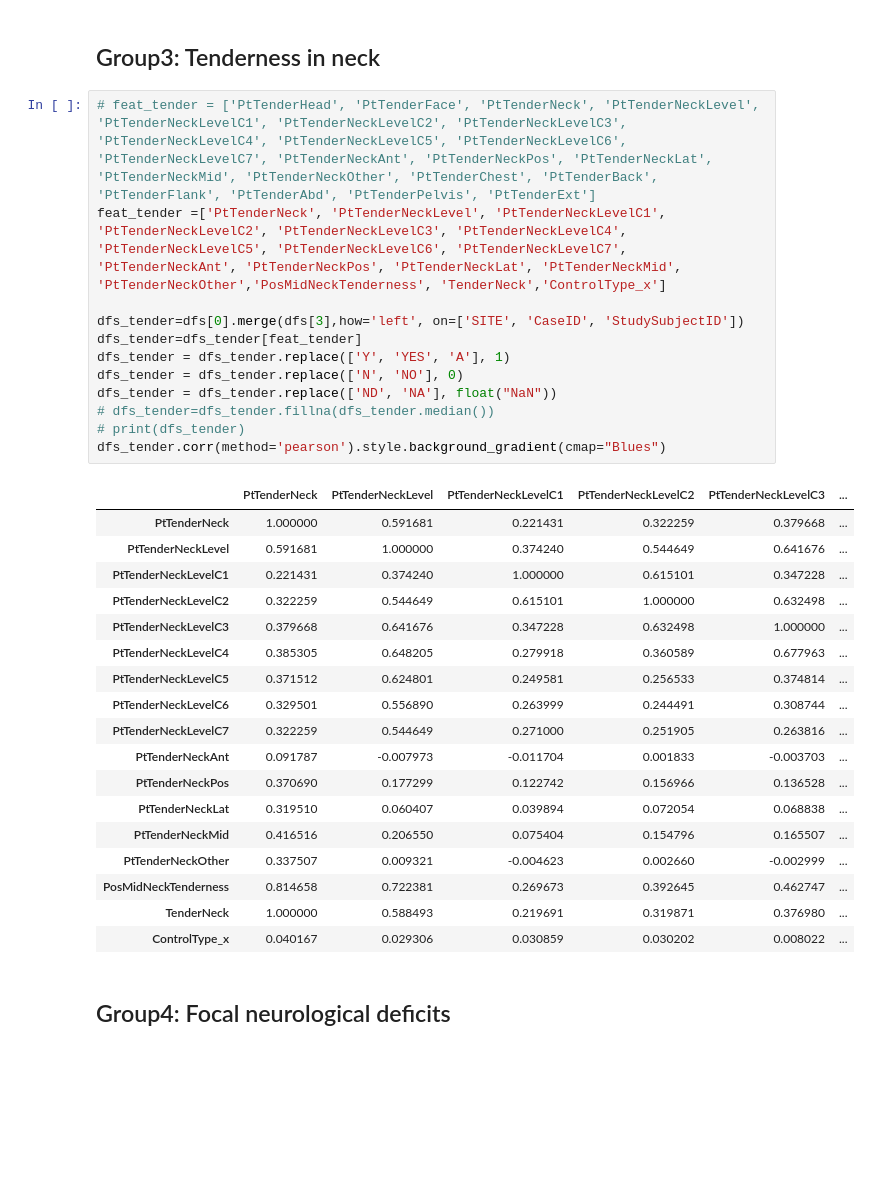
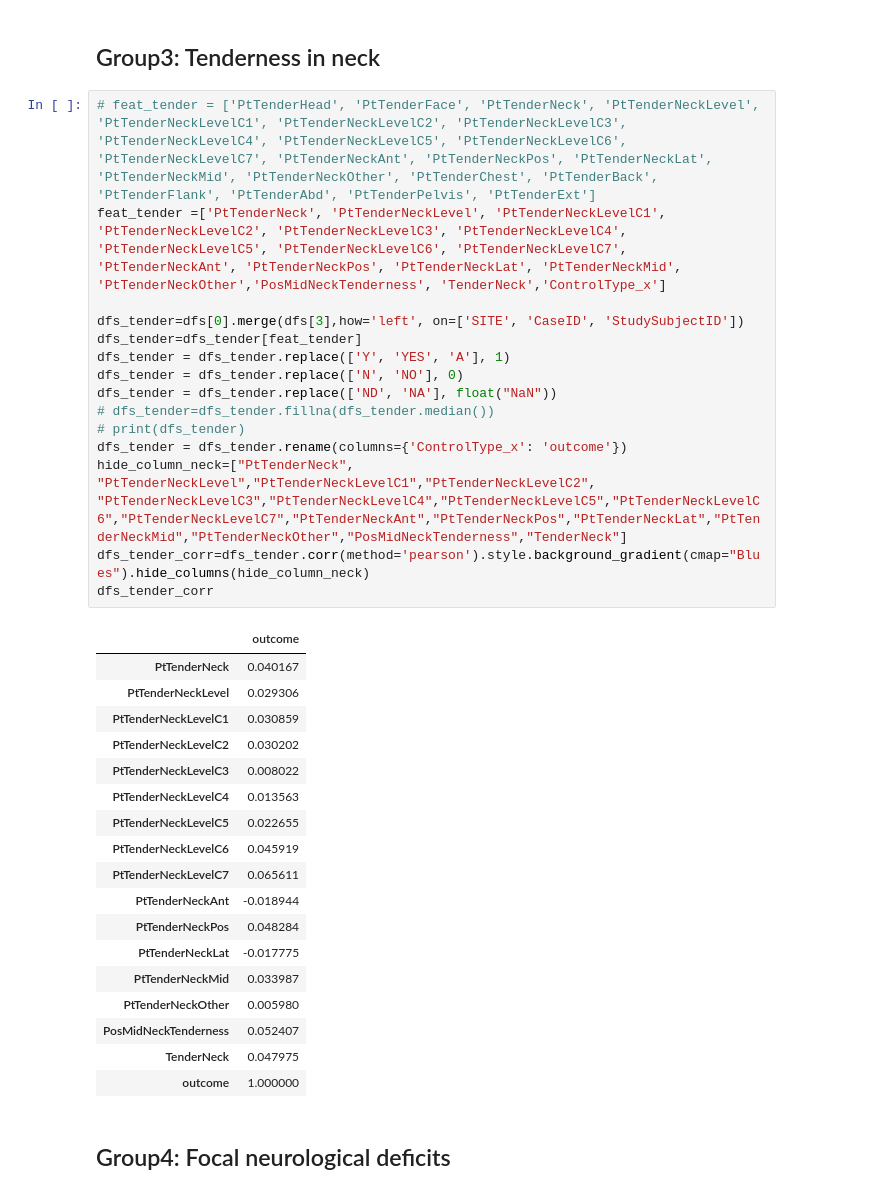
Before and after one commit to Yu-Group/clinical-rule-vetting, a Jupyter notebook: rulevetting/projects/csi_pecarn/notebooks/feature_visualization.ipynb, the cells around one changed output. Saved outputs shown, nothing was run; the diff lists cells and outputs as text; blank space fills up the shorter version.

```diff
--- a/rulevetting/projects/csi_pecarn/notebooks/feature_visualization.ipynb
+++ b/rulevetting/projects/csi_pecarn/notebooks/feature_visualization.ipynb
@@ -118,34 +120,37 @@ dfs_pain.corr(method='pearson').style.background_gradient(cmap="Blues")
 # %%
 # feat_tender = ['PtTenderHead', 'PtTenderFace', 'PtTenderNeck', 'PtTenderNeckLevel', 'PtTenderNeckLevelC1', 'PtTenderNeckLevelC2', 'PtTenderNeckLevelC3', 'PtTenderNeckLevelC4', 'PtTenderNeckLevelC5', 'PtTenderNeckLevelC6', 'PtTenderNeckLevelC7', 'PtTenderNeckAnt', 'PtTenderNeckPos', 'PtTenderNeckLat', 'PtTenderNeckMid', 'PtTenderNeckOther', 'PtTenderChest', 'PtTenderBack', 'PtTenderFlank', 'PtTenderAbd', 'PtTenderPelvis', 'PtTenderExt']
 feat_tender =['PtTenderNeck', 'PtTenderNeckLevel', 'PtTenderNeckLevelC1', 'PtTenderNeckLevelC2', 'PtTenderNeckLevelC3', 'PtTenderNeckLevelC4', 'PtTenderNeckLevelC5', 'PtTenderNeckLevelC6', 'PtTenderNeckLevelC7', 'PtTenderNeckAnt', 'PtTenderNeckPos', 'PtTenderNeckLat', 'PtTenderNeckMid', 'PtTenderNeckOther','PosMidNeckTenderness', 'TenderNeck','ControlType_x']
 
 dfs_tender=dfs[0].merge(dfs[3],how='left', on=['SITE', 'CaseID', 'StudySubjectID'])
 dfs_tender=dfs_tender[feat_tender]
 dfs_tender = dfs_tender.replace(['Y', 'YES', 'A'], 1)
 dfs_tender = dfs_tender.replace(['N', 'NO'], 0)
 dfs_tender = dfs_tender.replace(['ND', 'NA'], float("NaN"))
 # dfs_tender=dfs_tender.fillna(dfs_tender.median())
 # print(dfs_tender)
-dfs_tender.corr(method='pearson').style.background_gradient(cmap="Blues")
+dfs_tender = dfs_tender.rename(columns={'ControlType_x': 'outcome'})
+hide_column_neck=["PtTenderNeck", "PtTenderNeckLevel","PtTenderNeckLevelC1","PtTenderNeckLevelC2", "PtTenderNeckLevelC3","PtTenderNeckLevelC4","PtTenderNeckLevelC5","PtTenderNeckLevelC6","PtTenderNeckLevelC7","PtTenderNeckAnt","PtTenderNeckPos","PtTenderNeckLat","PtTenderNeckMid","PtTenderNeckOther","PosMidNeckTenderness","TenderNeck"]
+dfs_tender_corr=dfs_tender.corr(method='pearson').style.background_gradient(cmap="Blues").hide_columns(hide_column_neck)
+dfs_tender_corr
 # %% [output]
-|  | PtTenderNeck | PtTenderNeckLevel | PtTenderNeckLevelC1 | PtTenderNeckLevelC2 | PtTenderNeckLevelC3 | ... |
-| PtTenderNeck | 1.000000 | 0.591681 | 0.221431 | 0.322259 | 0.379668 | ... |
-| PtTenderNeckLevel | 0.591681 | 1.000000 | 0.374240 | 0.544649 | 0.641676 | ... |
-| PtTenderNeckLevelC1 | 0.221431 | 0.374240 | 1.000000 | 0.615101 | 0.347228 | ... |
-| PtTenderNeckLevelC2 | 0.322259 | 0.544649 | 0.615101 | 1.000000 | 0.632498 | ... |
-| PtTenderNeckLevelC3 | 0.379668 | 0.641676 | 0.347228 | 0.632498 | 1.000000 | ... |
-| PtTenderNeckLevelC4 | 0.385305 | 0.648205 | 0.279918 | 0.360589 | 0.677963 | ... |
-| PtTenderNeckLevelC5 | 0.371512 | 0.624801 | 0.249581 | 0.256533 | 0.374814 | ... |
-| PtTenderNeckLevelC6 | 0.329501 | 0.556890 | 0.263999 | 0.244491 | 0.308744 | ... |
-| PtTenderNeckLevelC7 | 0.322259 | 0.544649 | 0.271000 | 0.251905 | 0.263816 | ... |
-| PtTenderNeckAnt | 0.091787 | -0.007973 | -0.011704 | 0.001833 | -0.003703 | ... |
-| PtTenderNeckPos | 0.370690 | 0.177299 | 0.122742 | 0.156966 | 0.136528 | ... |
-| PtTenderNeckLat | 0.319510 | 0.060407 | 0.039894 | 0.072054 | 0.068838 | ... |
-| PtTenderNeckMid | 0.416516 | 0.206550 | 0.075404 | 0.154796 | 0.165507 | ... |
-| PtTenderNeckOther | 0.337507 | 0.009321 | -0.004623 | 0.002660 | -0.002999 | ... |
-| PosMidNeckTenderness | 0.814658 | 0.722381 | 0.269673 | 0.392645 | 0.462747 | ... |
-| TenderNeck | 1.000000 | 0.588493 | 0.219691 | 0.319871 | 0.376980 | ... |
-| ControlType_x | 0.040167 | 0.029306 | 0.030859 | 0.030202 | 0.008022 | ... |
+|  | outcome |
+| PtTenderNeck | 0.040167 |
+| PtTenderNeckLevel | 0.029306 |
+| PtTenderNeckLevelC1 | 0.030859 |
+| PtTenderNeckLevelC2 | 0.030202 |
+| PtTenderNeckLevelC3 | 0.008022 |
+| PtTenderNeckLevelC4 | 0.013563 |
+| PtTenderNeckLevelC5 | 0.022655 |
+| PtTenderNeckLevelC6 | 0.045919 |
+| PtTenderNeckLevelC7 | 0.065611 |
+| PtTenderNeckAnt | -0.018944 |
+| PtTenderNeckPos | 0.048284 |
+| PtTenderNeckLat | -0.017775 |
+| PtTenderNeckMid | 0.033987 |
+| PtTenderNeckOther | 0.005980 |
+| PosMidNeckTenderness | 0.052407 |
+| TenderNeck | 0.047975 |
+| outcome | 1.000000 |
 # %% [markdown]
 ## Group4: Focal neurological deficits
 # %%
```
Also changed, not shown: parts of 5 cells of this notebook, 2 other files.
